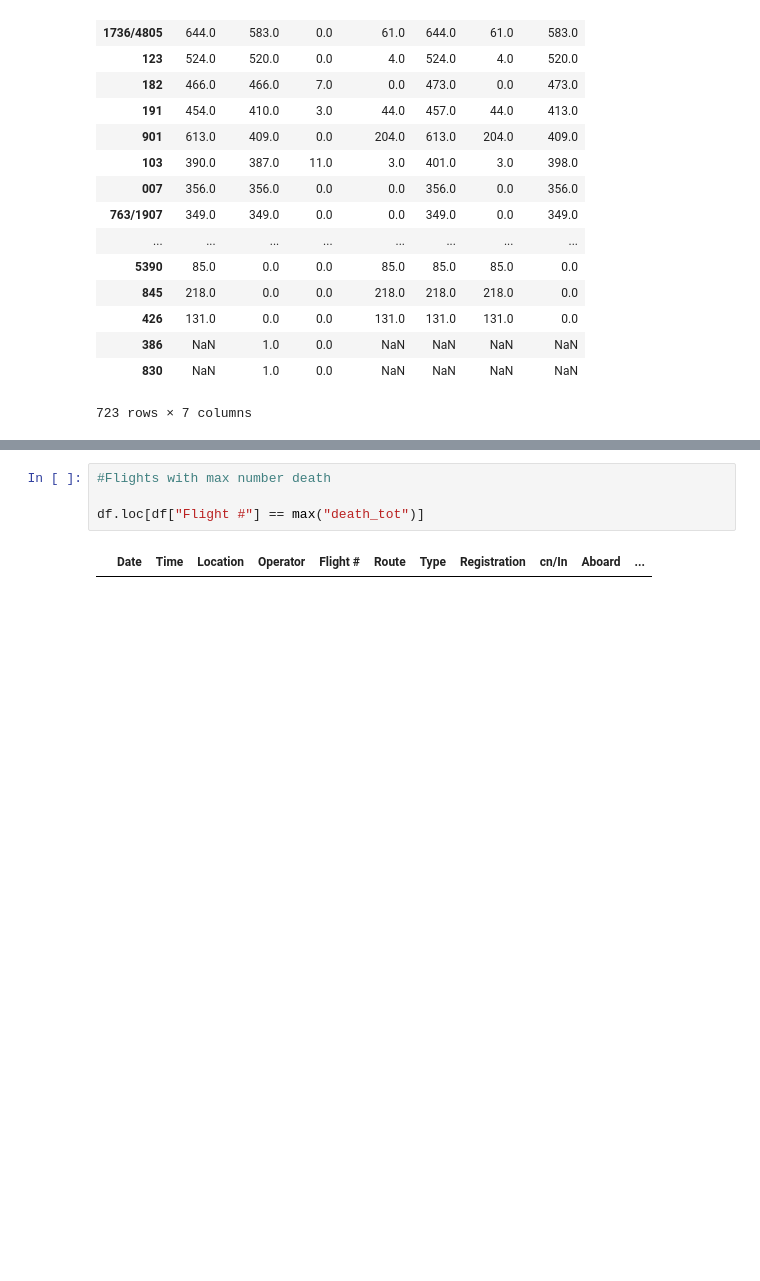
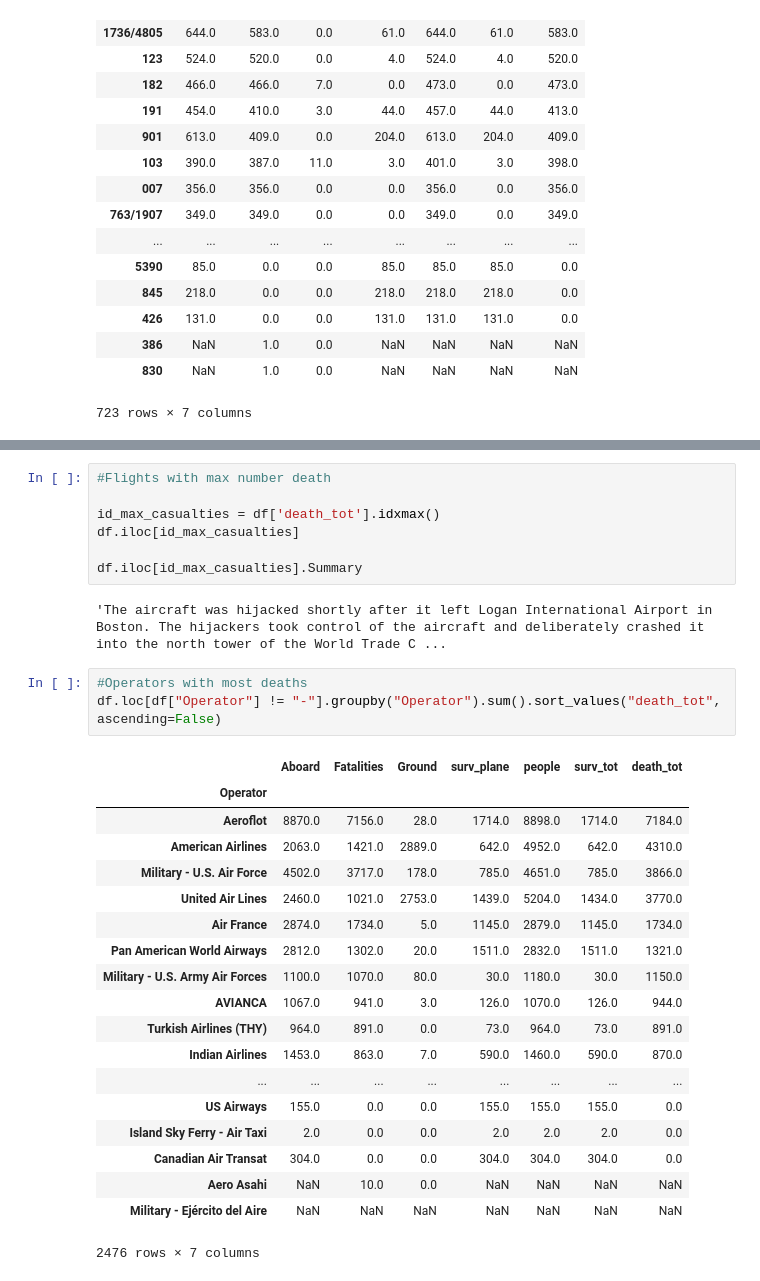
Before and after one commit to AnneNawrocki/Flugzeugabstuerze, a Jupyter notebook: Analyse.ipynb, the cells around one changed output, grey strips where cells are left out. Saved outputs shown, nothing was run; the diff lists cells and outputs as text; blank space fills up the shorter version.

```diff
--- a/Analyse.ipynb
+++ b/Analyse.ipynb
@@ -161,6 +160,32 @@ df.loc[df["Flight #"] != "-"].loc[df["Flight #"].isin(['11','175'])]
 # %%
 #Flights with max number death
 
-df.loc[df["Flight #"] == max("death_tot")]
+id_max_casualties = df['death_tot'].idxmax()
+df.iloc[id_max_casualties]
+
+df.iloc[id_max_casualties].Summary
 # %% [output]
-|  | Date | Time | Location | Operator | Flight # | Route | Type | Registration | cn/In | Aboard | ... |
+'The aircraft was hijacked shortly after it left Logan International Airport in Boston. The hijackers took control of the aircraft and deliberately crashed it into the north tower of the World Trade C ...
+# %%
+#Operators with most deaths
+df.loc[df["Operator"] != "-"].groupby("Operator").sum().sort_values("death_tot", ascending=False)
+# %% [output]
+|  | Aboard | Fatalities | Ground | surv_plane | people | surv_tot | death_tot |
+| Operator |  |  |  |  |  |  |  |
+| Aeroflot | 8870.0 | 7156.0 | 28.0 | 1714.0 | 8898.0 | 1714.0 | 7184.0 |
+| American Airlines | 2063.0 | 1421.0 | 2889.0 | 642.0 | 4952.0 | 642.0 | 4310.0 |
+| Military - U.S. Air Force | 4502.0 | 3717.0 | 178.0 | 785.0 | 4651.0 | 785.0 | 3866.0 |
+| United Air Lines | 2460.0 | 1021.0 | 2753.0 | 1439.0 | 5204.0 | 1434.0 | 3770.0 |
+| Air France | 2874.0 | 1734.0 | 5.0 | 1145.0 | 2879.0 | 1145.0 | 1734.0 |
+| Pan American World Airways | 2812.0 | 1302.0 | 20.0 | 1511.0 | 2832.0 | 1511.0 | 1321.0 |
+| Military - U.S. Army Air Forces | 1100.0 | 1070.0 | 80.0 | 30.0 | 1180.0 | 30.0 | 1150.0 |
+| AVIANCA | 1067.0 | 941.0 | 3.0 | 126.0 | 1070.0 | 126.0 | 944.0 |
+| Turkish Airlines (THY) | 964.0 | 891.0 | 0.0 | 73.0 | 964.0 | 73.0 | 891.0 |
+| Indian Airlines | 1453.0 | 863.0 | 7.0 | 590.0 | 1460.0 | 590.0 | 870.0 |
+| ... | ... | ... | ... | ... | ... | ... | ... |
+| US Airways | 155.0 | 0.0 | 0.0 | 155.0 | 155.0 | 155.0 | 0.0 |
+| Island Sky Ferry - Air Taxi | 2.0 | 0.0 | 0.0 | 2.0 | 2.0 | 2.0 | 0.0 |
+| Canadian Air Transat | 304.0 | 0.0 | 0.0 | 304.0 | 304.0 | 304.0 | 0.0 |
+| Aero Asahi | NaN | 10.0 | 0.0 | NaN | NaN | NaN | NaN |
+| Military - Ejército del Aire | NaN | NaN | NaN | NaN | NaN | NaN | NaN |
+2476 rows × 7 columns
```
Also changed, not shown: parts of 4 cells of this notebook.
